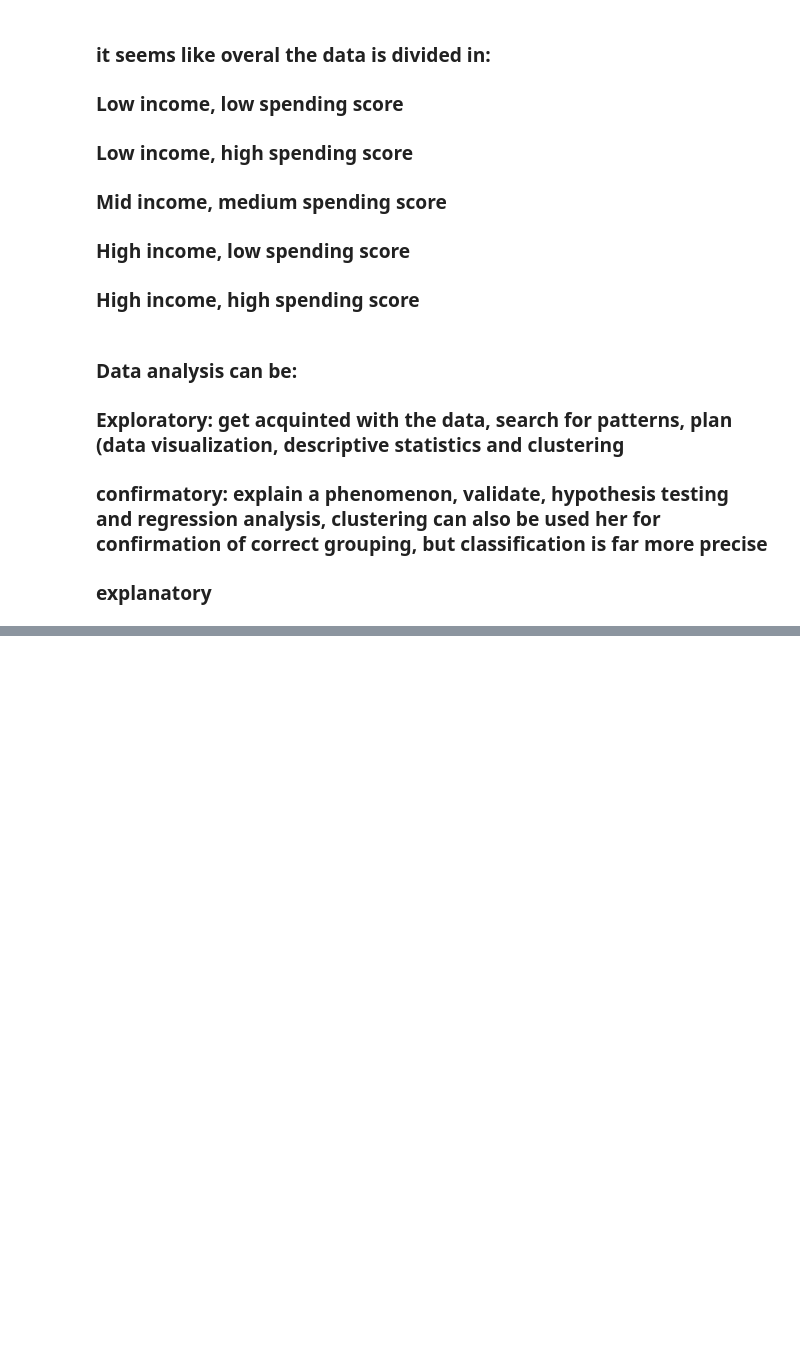
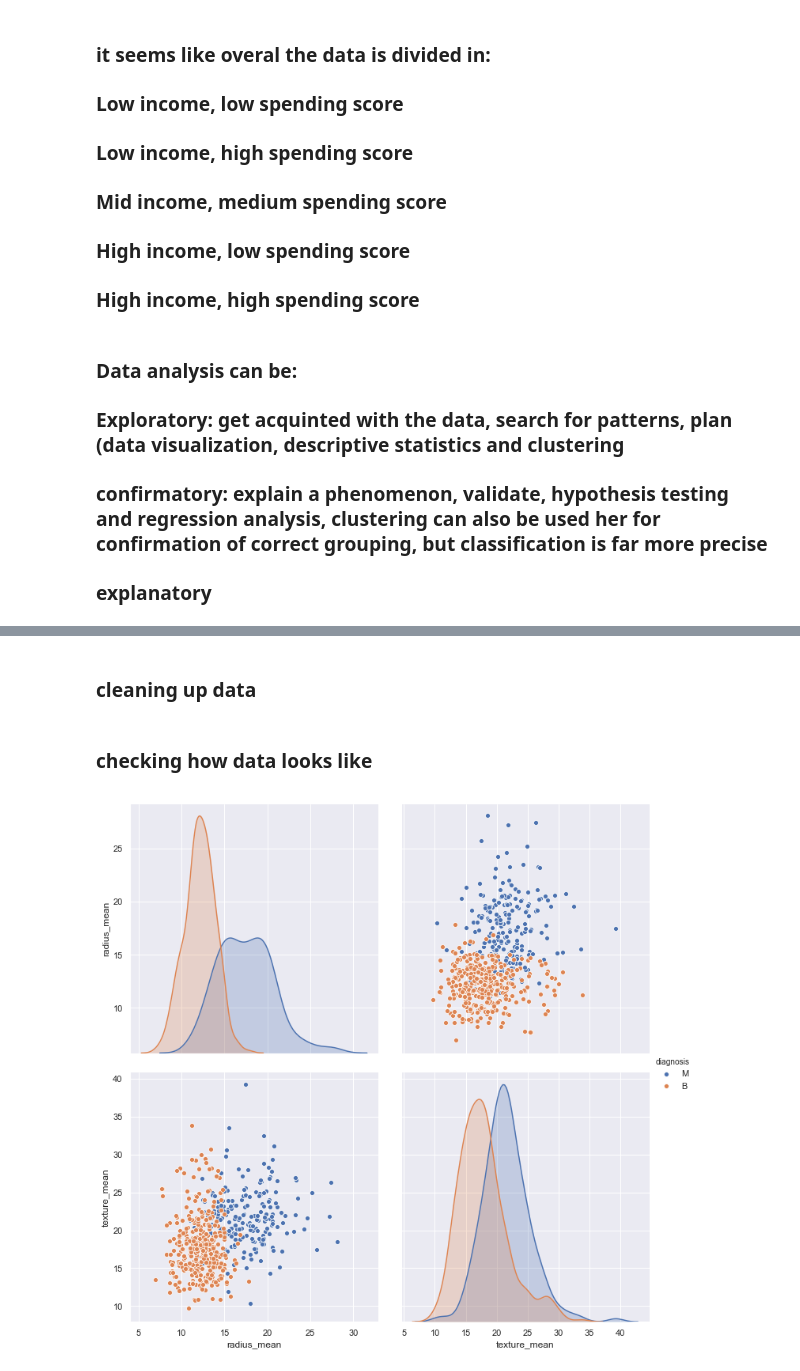
Before and after one commit to sousablde/From-Regression-to-Deep-Learning, a Jupyter notebook: DataSci-Cluster Analysis.ipynb, the cells around one changed output, grey strips where cells are left out. Cells and saved outputs as stored; diff of their text form; code cells hidden in the pictures; blank space fills up the shorter version.

```diff
--- a/DataSci-Cluster Analysis.ipynb
+++ b/DataSci-Cluster Analysis.ipynb
@@ -560,0 +573,3 @@ plt.show()
+# %%
+data = pd.read_csv('cancer_diag.csv')
+data
@@ -560,0 +595,11 @@ plt.show()
+# %% [markdown]
+### cleaning up data
+# %%
+data.drop(["Unnamed: 32"], axis = 1, inplace = True)
+# %% [markdown]
+### checking how data looks like
+# %%
+sns.pairplot(data.loc[:,['radius_mean','texture_mean', 'diagnosis']], hue = "diagnosis", height = 5)
+plt.show()
+# %% [output]
+[figure, added]
```
Also changed, not shown: parts of 16 cells of this notebook, 1 other file.
